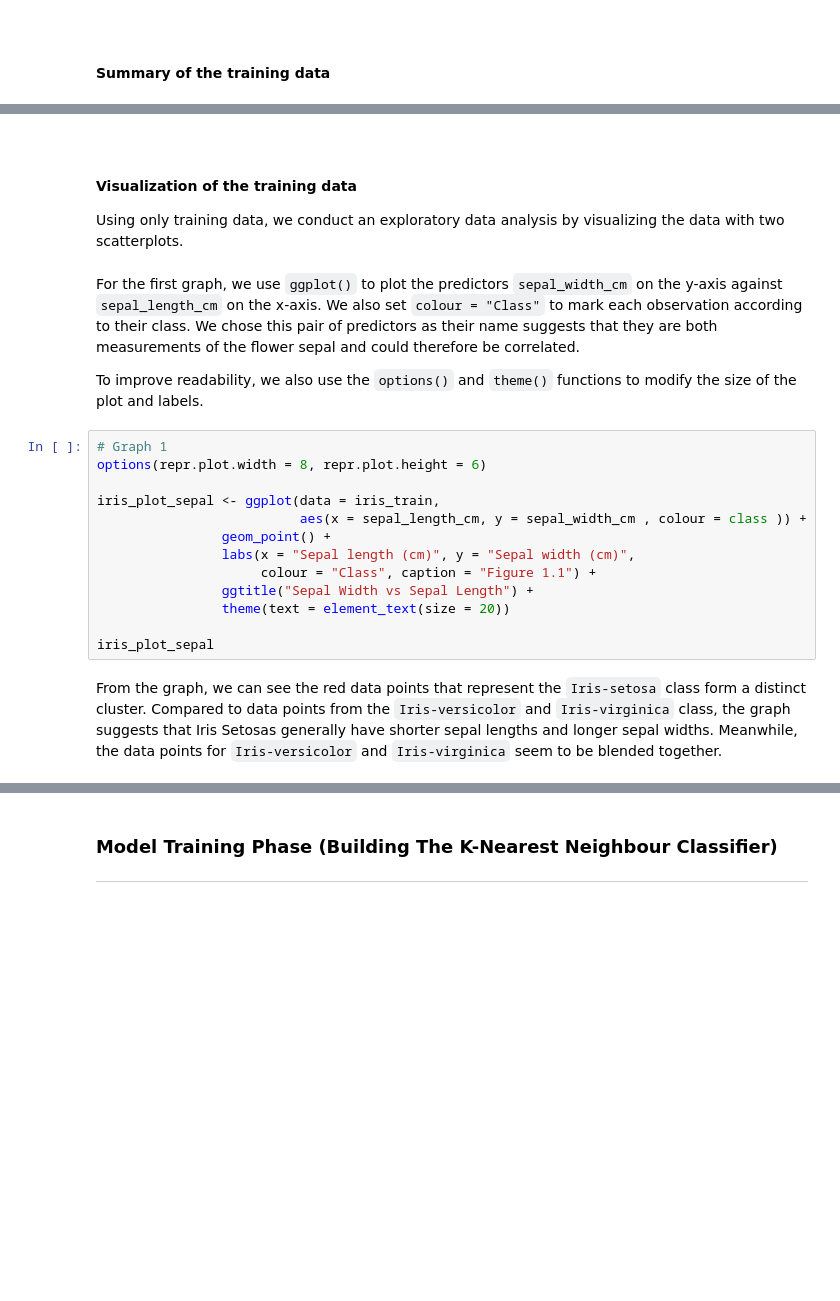
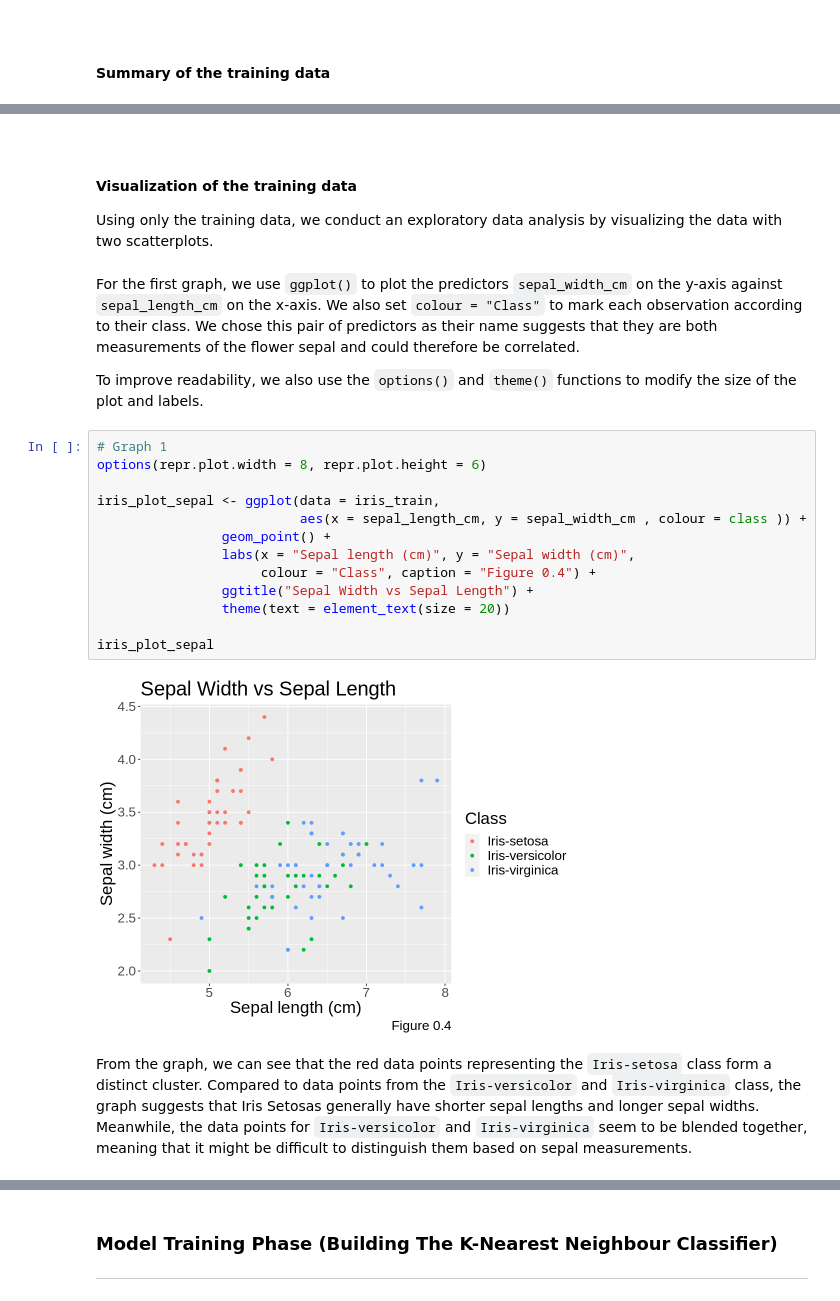
Before and after one commit to lhan0903/DSCI-100-Project-006-26, a Jupyter notebook: group-project-report.ipynb, the cells around one changed output, grey strips where cells are left out. Drawn from its saved outputs; the diff is of its cells as text; blank space fills up the shorter version.

```diff
--- a/group-project-report.ipynb
+++ b/group-project-report.ipynb
@@ -101,7 +144,7 @@ sum(is.na(iris_train))
 
 #### Visualization of the training data
 
-Using only training data, we conduct an exploratory data analysis by visualizing the data with two scatterplots.
+Using only the training data, we conduct an exploratory data analysis by visualizing the data with two scatterplots.
 # %% [markdown]
 For the first graph, we use `ggplot()` to plot the predictors `sepal_width_cm` on the y-axis against `sepal_length_cm` on the x-axis. We also set `colour = "Class"` to mark each observation according to their class. We chose this pair of predictors as their name suggests that they are both measurements of the flower sepal and could therefore be correlated.
 
@@ -109,18 +152,20 @@ To improve readability, we also use the `options()` and `theme()` functions to m
 # %%
 # Graph 1
 options(repr.plot.width = 8, repr.plot.height = 6)
 
 iris_plot_sepal <- ggplot(data = iris_train,
                           aes(x = sepal_length_cm, y = sepal_width_cm , colour = class )) +
                 geom_point() +
                 labs(x = "Sepal length (cm)", y = "Sepal width (cm)",
-                     colour = "Class", caption = "Figure 1.1") +
+                     colour = "Class", caption = "Figure 0.4") +
                 ggtitle("Sepal Width vs Sepal Length") +
                 theme(text = element_text(size = 20))
 
 iris_plot_sepal
+# %% [output]
+[figure, added]
 # %% [markdown]
-From the graph, we can see the red data points that represent the `Iris-setosa` class form a distinct cluster. Compared to data points from the `Iris-versicolor` and `Iris-virginica` class, the graph suggests that Iris Setosas generally have shorter sepal lengths and longer sepal widths. Meanwhile, the data points for `Iris-versicolor` and `Iris-virginica` seem to be blended together.
+From the graph, we can see that the red data points representing the `Iris-setosa` class form a distinct cluster. Compared to data points from the `Iris-versicolor` and `Iris-virginica` class, the graph suggests that Iris Setosas generally have shorter sepal lengths and longer sepal widths. Meanwhile, the data points for `Iris-versicolor` and `Iris-virginica` seem to be blended together, meaning that it might be difficult to distinguish them based on sepal measurements.
 # %% [markdown]
 <br>
 
```
Also changed, not shown: parts of 42 cells of this notebook.
